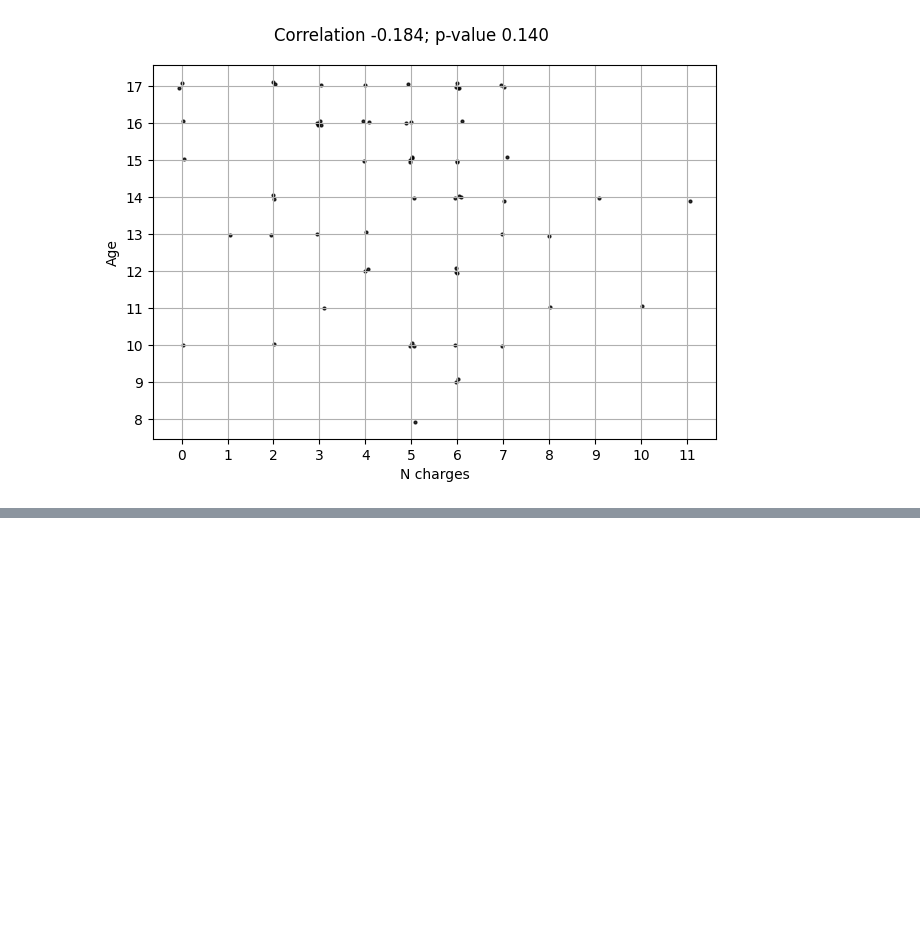
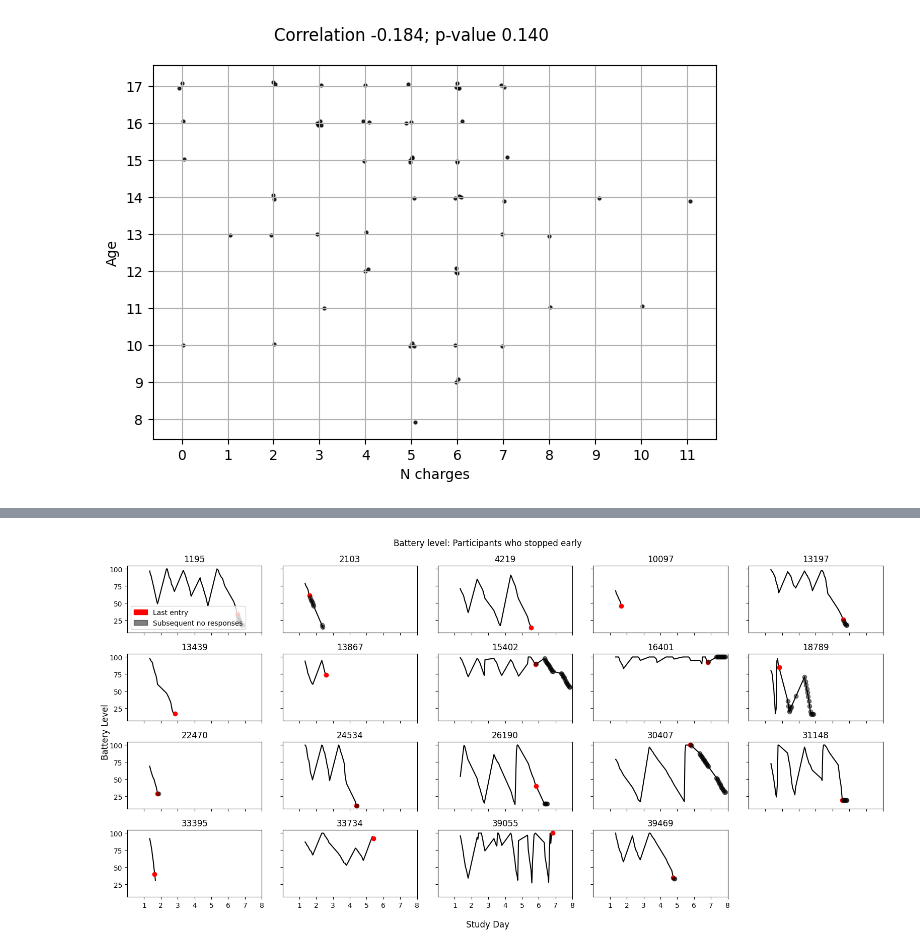
Before and after one commit to richard-lane/seaco_malaysia, a Jupyter notebook: battery_level_2.ipynb, the cells around one changed output, grey strips where cells are left out. Cells and saved outputs as stored; diff of their text form; code cells hidden in the pictures; blank space fills up the shorter version.

```diff
--- a/battery_level_2.ipynb
+++ b/battery_level_2.ipynb
@@ -177,2 +159,88 @@ n_open_ended=26
+# %%
+"""
+Plot battery level for those who stopped early
+
+"""
+
+import pandas as pd
+from matplotlib.patches import Patch
+from scipy.interpolate import interp1d
+
+fig, axes = plt.subplots(4, 5, sharex=True, sharey=True, figsize=(16, 8))
+
+for axis, p_id in zip(axes.flat, unique_pid_df[unique_pid_df["early_stop"]].index):
+    battery_slice = battery_df[battery_df["p_id"] == p_id]
+    meal_slice = meal_df[meal_df["p_id"] == p_id]
+
+    # Plot battery level
+    axis.plot(
+        battery_slice["delta"].dt.total_seconds(),
+        battery_slice["battery_lvl"],
+        color="k",
+    )
+
+    # Find last positive entry
+    last_pos = (
+        meal_slice[
+            meal_slice["meal_type"].isin({"Meal", "Drink", "Snack", "No food/drink"})
+        ]["delta"]
+        .dt.total_seconds()
+        .max()
+    )
+    interp_fcn = interp1d(
+        battery_slice["delta"].dt.total_seconds(),
+        battery_slice["battery_lvl"],
+        kind="linear",
+    )
+    try:
+        interp_y = interp_fcn(last_pos)
+    except ValueError:
+        interp_y = battery_slice["battery_lvl"].iloc[-1]
+        interp_fcn = lambda x: battery_slice["battery_lvl"].iloc[-1]
+    axis.plot(last_pos, interp_y, "ro")
+
+    # Find subsequent negative entries
+    subsequent_times = meal_slice[meal_slice["delta"].dt.total_seconds() > last_pos][
+        "delta"
+    ].dt.total_seconds()
+    subsequent_y = []
+    for time in subsequent_times:
+        try:
+            subsequent_y.append(interp_fcn(time))
+        except ValueError:
+            interp_fcn = lambda x: battery_slice["battery_lvl"].iloc[-1]
+            subsequent_y.append(battery_slice["battery_lvl"].iloc[-1])
+
+    axis.plot(subsequent_times, subsequent_y, "ko", alpha=0.5)
+
+    # Axis limits - go up to 7 days
+    axis.set_xlim(
+        pd.to_timedelta("0 days").total_seconds(),
+        pd.to_timedelta("7 days").total_seconds(),
+    )
+
+    # Label in days
+    axis.set_xticks(
+        pd.to_timedelta([f"{i} days" for i in range(1, 9)]).total_seconds(),
+        range(1, 9),
+    )
+    axis.set_title(p_id)
+
+axes.flat[-1].set_visible(False)
+axes[0, 0].legend(
+    handles=[
+        Patch(color="red", label="Last entry"),
+        Patch(color="black", label="Subsequent no responses", alpha=0.5),
+    ]
+)
+
+fig.supxlabel("Study Day")
+fig.supylabel("Battery Level")
+fig.suptitle("Battery level: Participants who stopped early")
+
+fig.tight_layout()
+fig.savefig(f"{img_dir}/battery_lvl_early_stop.png")
+# %% [output]
+[figure, added]
 # %%
 """
```
Also changed, not shown: parts of 6 cells of this notebook.
